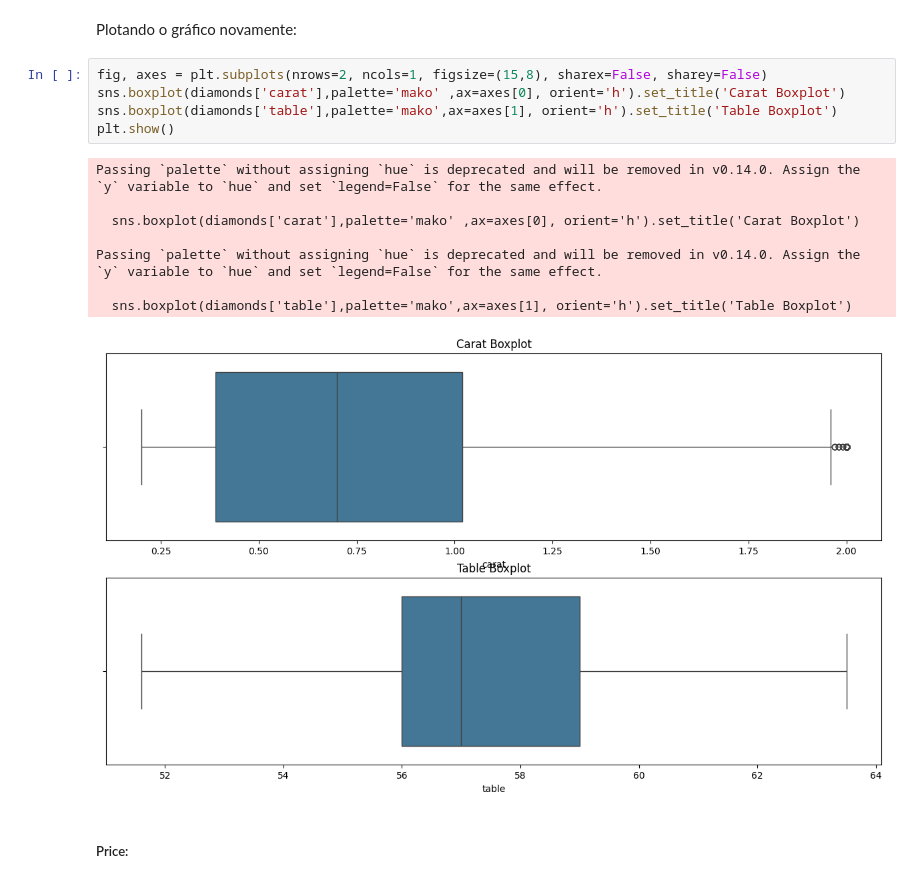
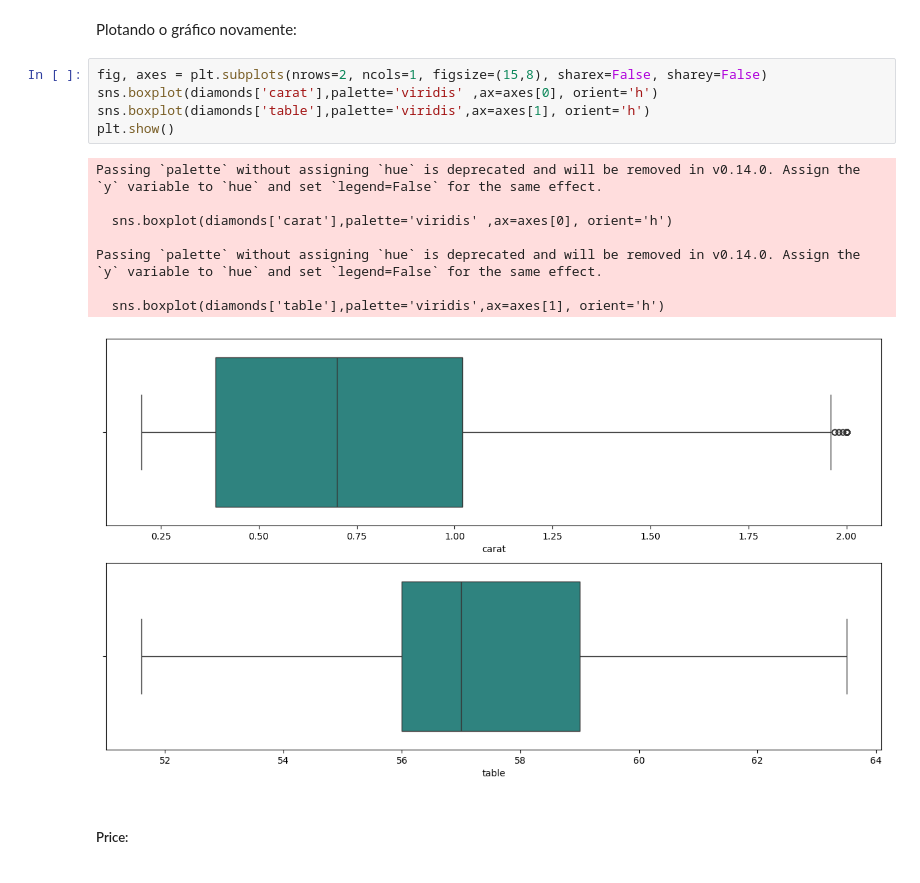
Before and after one commit to IIsteinII/ADA-E1, a Jupyter notebook: diamonds.ipynb, the cells around one changed output. Cells and saved outputs as stored; diff of their text form.

```diff
--- a/diamonds.ipynb
+++ b/diamonds.ipynb
@@ -336,18 +330,18 @@ diamonds.drop(diamonds[(diamonds.table > table_upper) | (diamonds.table < table_
 Plotando o gráfico novamente:
 # %%
 fig, axes = plt.subplots(nrows=2, ncols=1, figsize=(15,8), sharex=False, sharey=False)
-sns.boxplot(diamonds['carat'],palette='mako' ,ax=axes[0], orient='h').set_title('Carat Boxplot')
-sns.boxplot(diamonds['table'],palette='mako',ax=axes[1], orient='h').set_title('Table Boxplot')
+sns.boxplot(diamonds['carat'],palette='viridis' ,ax=axes[0], orient='h')
+sns.boxplot(diamonds['table'],palette='viridis',ax=axes[1], orient='h')
 plt.show()
 # %% [output]
 Passing `palette` without assigning `hue` is deprecated and will be removed in v0.14.0. Assign the `y` variable to `hue` and set `legend=False` for the same effect.
 
-  sns.boxplot(diamonds['carat'],palette='mako' ,ax=axes[0], orient='h').set_title('Carat Boxplot')
+  sns.boxplot(diamonds['carat'],palette='viridis' ,ax=axes[0], orient='h')
 
 Passing `palette` without assigning `hue` is deprecated and will be removed in v0.14.0. Assign the `y` variable to `hue` and set `legend=False` for the same effect.
 
-  sns.boxplot(diamonds['table'],palette='mako',ax=axes[1], orient='h').set_title('Table Boxplot')
+  sns.boxplot(diamonds['table'],palette='viridis',ax=axes[1], orient='h')
-[figure, old version]
+[figure, new version]
 # %% [markdown]
 ##### Price:
 # %%
```
Also changed, not shown: parts of 21 cells of this notebook.
